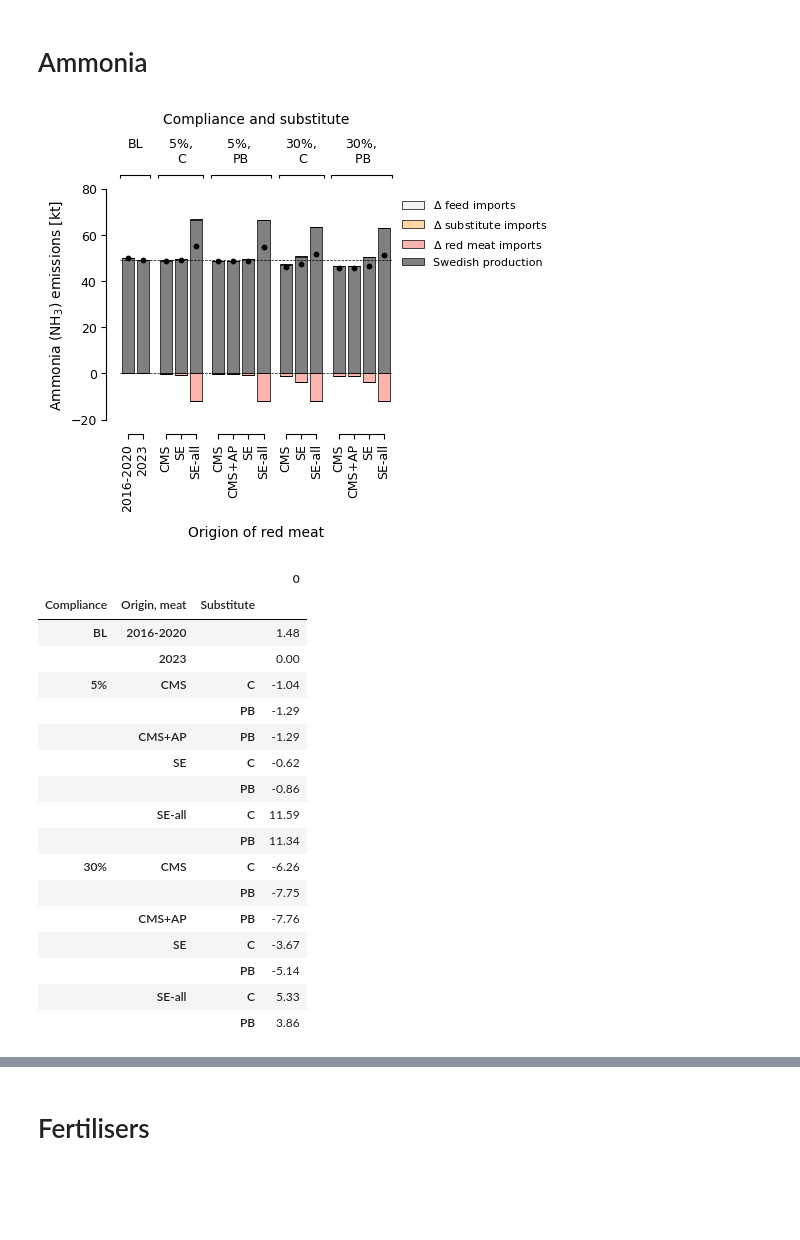
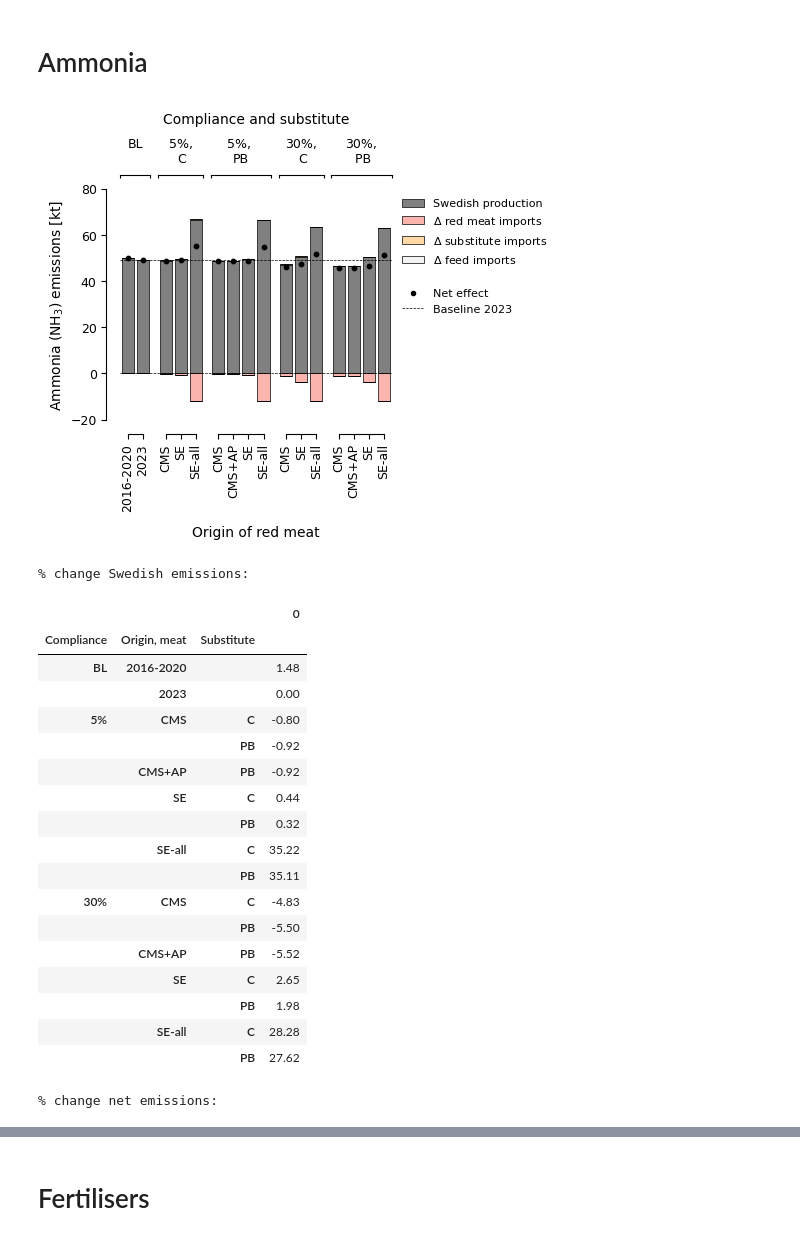
Before and after one commit to SLU-foodsystems/CIBUSmod-SLV2025, a Jupyter notebook: SLV2025_outputs.ipynb, the cells around one changed output, grey strips where cells are left out. Drawn from its saved outputs; the diff is of its cells as text; code cells hidden in the pictures; blank space fills up the shorter version.

```diff
--- a/SLV2025_outputs.ipynb
+++ b/SLV2025_outputs.ipynb
@@ -60,13 +60,15 @@ bar_style = {
     'grouptitle_fontsize':10,
     'ylabel_fontsize':10,
     'xlabel_fontsize':10,
-    'xlabel':'Origion of red meat',
+    'xlabel':'Origin of red meat',
     'grouptitle':'Compliance and substitute',
 }
 
 bar_style2 = {k:v for k,v in bar_style.items() if k != 'cmap'}
 
 def style_bar(ax, d):
+    from matplotlib.lines import Line2D
+
     if isinstance(d, pd.DataFrame):
         ax.legend(
             ncol=1, fontsize=8, reverse=True,
@@ -74,6 +76,32 @@ def style_bar(ax, d):
         )
     ax.axhline(d.loc[scn_tuple(BL_SCN[1])].sum(), color='black', linestyle='--', linewidth=0.5)
 
+def legend_add_markers(ax, net=True, bl=True, **kwargs):
+    from matplotlib.lines import Line2D
+
+    default_kwargs = {
+        'ncol':1, 'fontsize':8,
+        'bbox_to_anchor':(1,1), 'frameon':False
+    }
+    default_kwargs.update(kwargs)
+
+    handles, labels = ax.get_legend_handles_labels()
+
+    custom_lines = [Line2D([0], [0], marker='None', linestyle='None', label='')]
+    if net:
+        custom_lines += [Line2D([0], [0], color='black', marker='o', markersize=3, linestyle='None', label='Net effect')]
+    if bl:
+        custom_lines += [Line2D([0], [0], color='black', linestyle='--', linewidth=0.5, label='Baseline 2023'),]
+
+    handles += custom_lines
+    labels += [line.get_label() for line in custom_lines]
+
+    # Set the combined legend
+    ax.legend(
+        handles, labels,
+        **default_kwargs
+    )
+
 def annotate_axs(axs, size=10, pos=(-0.2,1.3)):
     import string
     for i, ax in enumerate(axs.flatten()):
@@ -896,58 +965,63 @@ d = (
     .drop('organic soils', level='sub-process', axis=1)
     .rename(columns={'waste and circularity':'waste management'})
     .T.groupby('compound').sum().loc['NH3-N'].T
     .mul((14+3)/14)
     .rename('Swedish production').to_frame()
     .join(food_import_ammonia)
     .join(feed_import_ammonia)
      / 1_000_000
 )
 d.set_index(make_scn_idx(d.index), inplace=True)
 
 fig,ax = plt.subplots(figsize=(3.5,3))
 cm.plot.bar(
     d,
     ax = ax,
     ylabel='Ammonia (NH$_3$) emissions [kt]',
     cmap=ListedColormap(name='X', colors=colors),
     ylim = (-20,80),
     **bar_style2
 )
+style_bar(ax, d)
+legend_add_markers(ax)
 
-style_bar(ax, d)
 d.to_csv('output/NH3_kt.csv')
 plt.savefig('output/figs/NH3.png',dpi=200,bbox_inches='tight')
 plt.show()
 
+print('% change Swedish emissions:')
+display((
+    d.iloc[:,:-3].sum(axis=1)
+    / d.loc[scn_tuple(BL_SCN[1])].sum() * 100 - 100
+).to_frame().style.format(precision=2))
+
+print('% change net emissions:')
 display((
     d.sum(axis=1)
     / d.loc[scn_tuple(BL_SCN[1])].sum() * 100 - 100
 ).to_frame().style.format(precision=2))
-
-display((
-    d.iloc[:,:-3].sum(axis=1)
-    / d.loc[scn_tuple(BL_SCN[1])].sum() * 100 - 100
-).to_frame().style.format(precision=2))
 # %% [output]
-[figure, old version]
+[figure, new version]
+% change Swedish emissions:
 |  |  |  | 0 |
 | Compliance | Origin, meat | Substitute |  |
 | BL | 2016-2020 |  | 1.48 |
 |  | 2023 |  | 0.00 |
-| 5% | CMS | C | -1.04 |
-|  |  | PB | -1.29 |
-|  | CMS+AP | PB | -1.29 |
-|  | SE | C | -0.62 |
-|  |  | PB | -0.86 |
-|  | SE-all | C | 11.59 |
-|  |  | PB | 11.34 |
-| 30% | CMS | C | -6.26 |
-|  |  | PB | -7.75 |
-|  | CMS+AP | PB | -7.76 |
-|  | SE | C | -3.67 |
-|  |  | PB | -5.14 |
-|  | SE-all | C | 5.33 |
-|  |  | PB | 3.86 |
+| 5% | CMS | C | -0.80 |
+|  |  | PB | -0.92 |
+|  | CMS+AP | PB | -0.92 |
+|  | SE | C | 0.44 |
+|  |  | PB | 0.32 |
+|  | SE-all | C | 35.22 |
+|  |  | PB | 35.11 |
+| 30% | CMS | C | -4.83 |
+|  |  | PB | -5.50 |
+|  | CMS+AP | PB | -5.52 |
+|  | SE | C | 2.65 |
+|  |  | PB | 1.98 |
+|  | SE-all | C | 28.28 |
+|  |  | PB | 27.62 |
+% change net emissions:
 |  |  |  | 0 |
 | Compliance | Origin, meat | Substitute |  |
 | BL | 2016-2020 |  | 1.48 |
```
Also changed, not shown: parts of 17 cells of this notebook, 10 other files.
